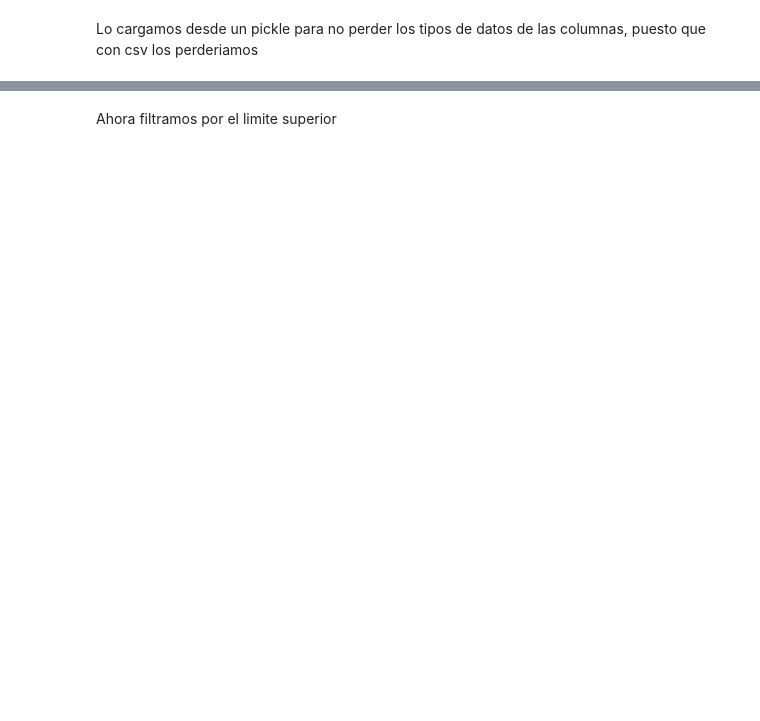
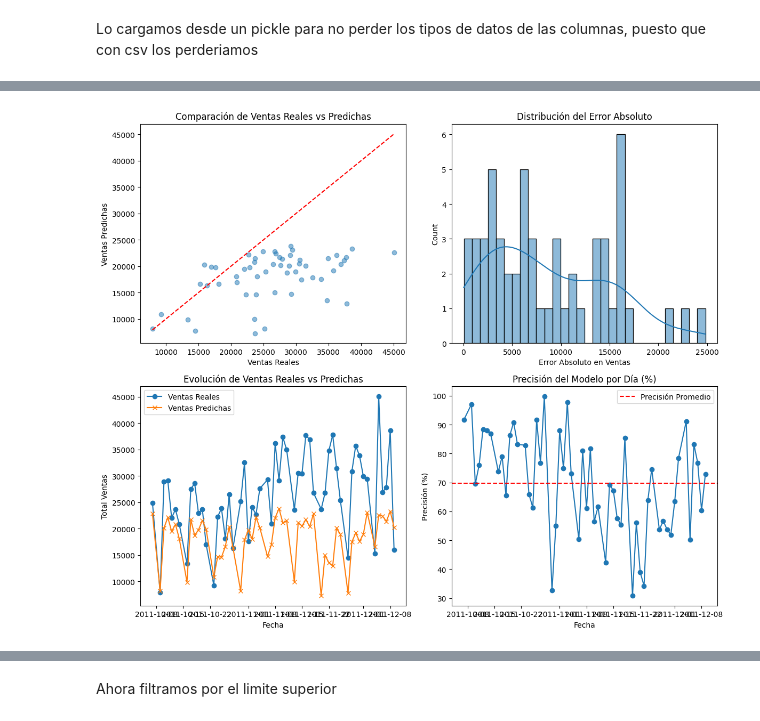
Before and after one commit to Thepelican18/Master_AI_group_activity_1, a Jupyter notebook: testing.ipynb, the cells around one changed output, grey strips where cells are left out. Cells and saved outputs as stored; diff of their text form; code cells hidden in the pictures; blank space fills up the shorter version.

Commit message:
feat: new temporal lag an mean vars included, new grouped dataset with country option, testing with randomforest and XGBRegressor with a accuracy of 69%

```diff
--- a/testing.ipynb
+++ b/testing.ipynb
@@ -5,7 +5,7 @@ import polars as pl
 import pickle
 
 
-with open("datos_cleaned.pkl", "rb") as file:
+with open("datos_cleaned_grouped.pkl", "rb") as file:
     df = pickle.load(file)
 
-df
+df = df.sort("InvoiceDate")
@@ -56,0 +42,11 @@ calc_iqr_from_column_name("TotalSales")
+# %%
+from sklearn.ensemble import RandomForestRegressor
+
+
+model = RandomForestRegressor(
+    n_estimators=100,
+    max_depth=10,
+    random_state=42,
+    n_jobs=-1)
+model.fit(X_train, y_train)
+y_pred = model.predict(X_test)
@@ -56,0 +55,66 @@ calc_iqr_from_column_name("TotalSales")
+# %%
+import matplotlib.pyplot as plt
+import seaborn as sns
+
+
+df_results = pd.DataFrame({
+    "Fecha": test_df["InvoiceDate"],
+    # "País": test_df["Country"],
+    "Ventas Reales": y_test,
+    "Ventas Predichas": y_pred,
+    "Error Absoluto": np.abs(y_test - y_pred),
+    "Error Relativo (%)": np.abs((y_test - y_pred) / y_test) * 100
+})
+
+
+mae = mean_absolute_error(y_test, y_pred)
+rmse = np.sqrt(mean_squared_error(y_test, y_pred))
+mape = mean_absolute_percentage_error(y_test, y_pred)
+accuracy = 100 - mape
+
+
+fig, ax = plt.subplots(2, 2, figsize=(12, 10))
+
+
+ax[0, 0].scatter(y_test, y_pred, alpha=0.5)
+ax[0, 0].plot([min(y_test), max(y_test)], [min(y_test), max(y_test)], color='red', linestyle='--')
+ax[0, 0].set_xlabel("Ventas Reales")
+ax[0, 0].set_ylabel("Ventas Predichas")
+ax[0, 0].set_title("Comparación de Ventas Reales vs Predichas")
+
+
+sns.histplot(df_results["Error Absoluto"], bins=30, kde=True, ax=ax[0, 1])
+ax[0, 1].set_title("Distribución del Error Absoluto")
+ax[0, 1].set_xlabel("Error Absoluto en Ventas")
+
+
+df_results = df_results.sort_values("Fecha")
+ax[1, 0].plot(df_results["Fecha"], df_results["Ventas Reales"], label="Ventas Reales", marker='o')
+ax[1, 0].plot(df_results["Fecha"], df_results["Ventas Predichas"], label="Ventas Predichas", marker='x')
+ax[1, 0].set_title("Evolución de Ventas Reales vs Predichas")
+ax[1, 0].set_xlabel("Fecha")
+ax[1, 0].set_ylabel("Total Ventas")
+ax[1, 0].legend()
+
+
+ax[1, 1].plot(df_results["Fecha"], 100 - df_results["Error Relativo (%)"], marker='o', linestyle='-')
+ax[1, 1].set_title("Precisión del Modelo por Día (%)")
+ax[1, 1].set_xlabel("Fecha")
+ax[1, 1].set_ylabel("Precisión (%)")
+ax[1, 1].axhline(y=accuracy, color='red', linestyle='--', label="Precisión Promedio")
+ax[1, 1].legend()
+
+plt.tight_layout()
+plt.show()
+
+
+metricas = {
+    "MAE (Mean Absolute Error)": mae,
+    "RMSE (Root Mean Squared Error)": rmse,
+    "MAPE (Mean Absolute Percentage Error)": mape,
+    "Precisión Promedio del Modelo (%)": accuracy
+}
+
+metricas
+# %% [output]
+[figure, added]
```
Also changed, not shown: parts of 14 cells of this notebook, 3 other files.
